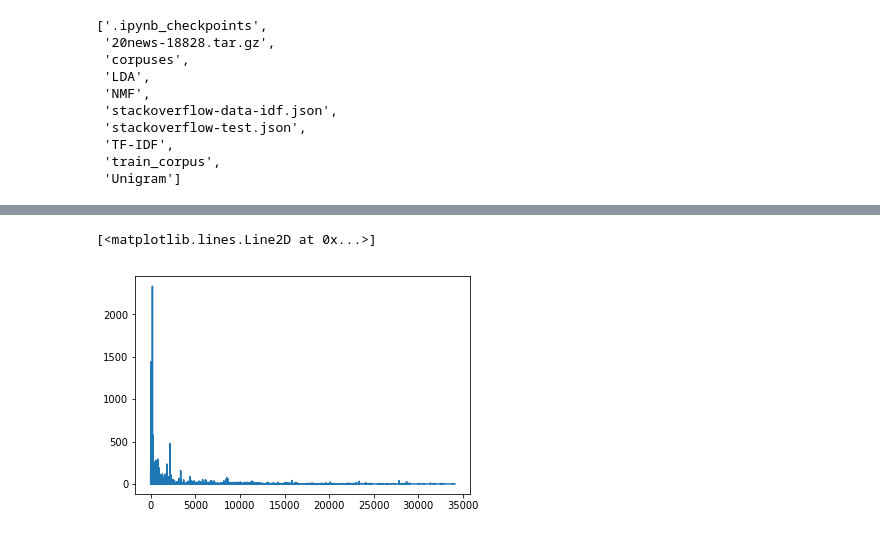
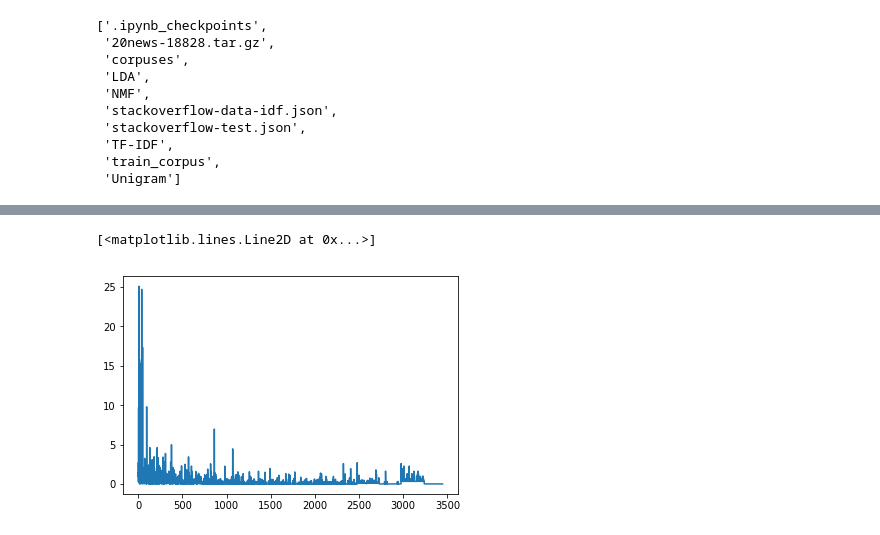
Before and after one commit to scakc/QAwiki, a Jupyter notebook: Misc/Topic Modelling/NMF/NMF.ipynb, the cells around one changed output, grey strips where cells are left out. Drawn from its saved outputs; the diff is of its cells as text; code cells hidden in the pictures.

```diff
--- a/Misc/Topic Modelling/NMF/NMF.ipynb
+++ b/Misc/Topic Modelling/NMF/NMF.ipynb
@@ -76,8 +76,8 @@ data = []
 for fileid in brown.fileids():
     document = ' '.join(brown.words(fileid))
     data.append(processor.normalize_text(document))
-#     if(len(data) >= 5):
-#         break
+    if(len(data) >= 10):
+        break
 # %%
 class vocab:
 
@@ -158,18 +158,17 @@ def NMF(X, k, Winit = None, Hinit = None, convex = True, max_iter = None, pprint
 
 
     while(diff > eps and c_iter < max_iter):
-        W_old = W.copy()
-        H_old = H.copy()
         c_iter+=1
 
+        var = (X - np.dot(W, H))
         if(convex):
             H = H/np.sum(H, axis =1).reshape(-1,1)
         W = W*(np.dot(X,H.T)/np.dot(W,np.dot(H, H.T)))
         H = H*(np.dot(W.T,X)/np.dot(W.T,np.dot(W,H)))
 
-        diff = np.sum(np.square(W_old - W))
-        if(c_iter%10 == 0 and pprint):
+        diff = np.sum(np.square(var))
+        if(c_iter%100 == 0 and pprint):
             print(diff)
     return W, H
 # %%
-W, H = NMF(X, 20)
+W, H = NMF(X, 5, pprint = True, convex = False, max_iter = 5000)
@@ -176,6 +193,6 @@ W, H = NMF(X, 20)
 # %%
-plt.plot(W[:,10])
+plt.plot(W[:,1])
 # %% [output]
 [<matplotlib.lines.Line2D at 0x...>]
-[figure, old version]
+[figure, new version]
 # %%
```
Also changed, not shown: parts of 13 cells of this notebook.
